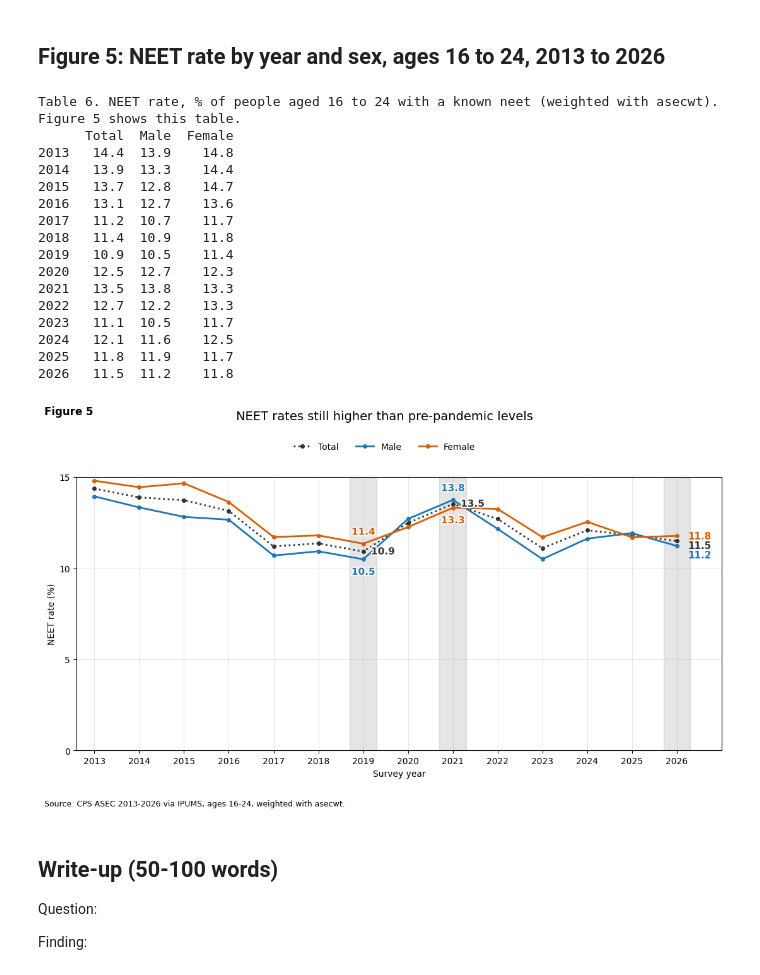
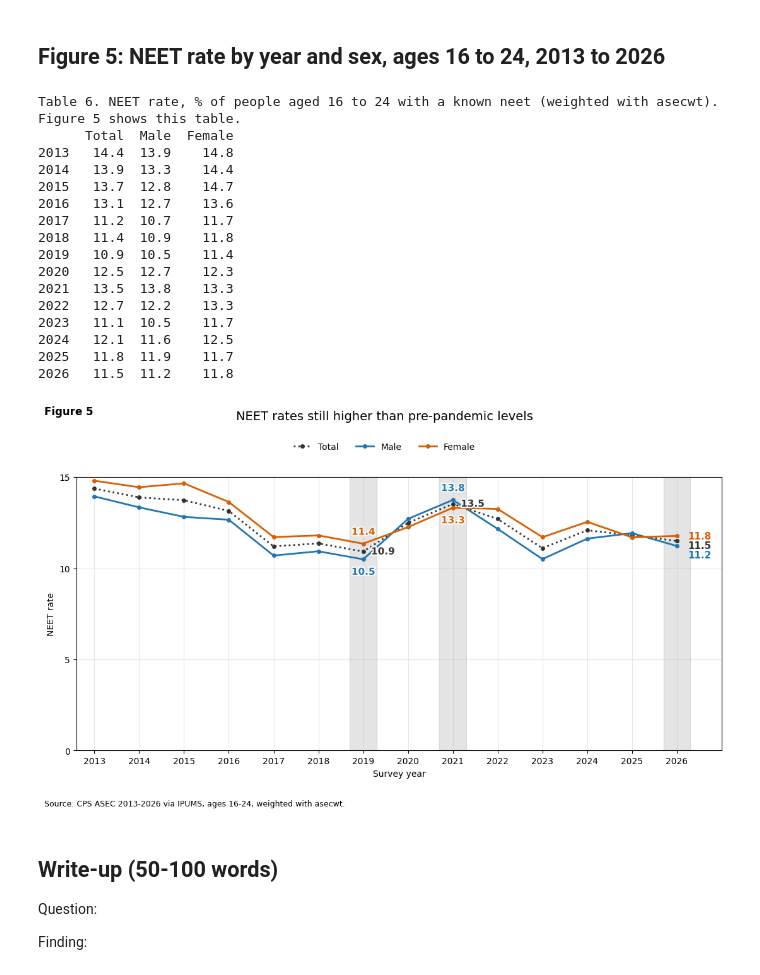
Before and after one commit to Tbhanu7/NEET_research_project, a Jupyter notebook: neet6.ipynb, the cells around one changed output. Cells and saved outputs as stored; diff of their text form; code cells hidden in the pictures.

```diff
--- a/neet6.ipynb
+++ b/neet6.ipynb
@@ -123,37 +123,37 @@ for year in [2019, 2021]:  # years to label in the middle of the chart
 ax.set_xticks(list(table.index))  # a tick for every year
 ax.set_xlim(table.index.min() - 0.4, last_year + 1.0)  # room at the right for the end labels
 ax.set_xlabel("Survey year")  # x-axis label
-ax.set_ylabel("NEET rate (%)")  # y-axis label
+ax.set_ylabel("NEET rate")  # y-axis label
 ax.set_ylim(0, ymax)  # y-axis starts at 0
 ax.set_yticks(range(0, ymax + 1, 5))  # y ticks every 5, starting at 0
 ax.grid(True, alpha=0.3)  # light grid
 
 handles, labels = ax.get_legend_handles_labels()  # the three lines
 fig.legend(handles, labels, loc="upper center", bbox_to_anchor=(0.5, 0.92), ncol=3, frameon=False)  # one legend
 fig.suptitle(chart_title, fontsize=14, y=0.98)  # chart title
 fig.text(0.01, 0.99, "Figure 5", fontsize=12, fontweight="bold", va="top")  # figure label, top left
 fig.tight_layout(rect=[0, 0.06, 1, 0.9])  # leave room for the title, legend and note
 fig.text(0.01, 0.015, "Source: CPS ASEC 2013-2026 via IPUMS, ages 16-24, weighted with asecwt.", fontsize=9)  # source note
 fig.savefig(fig5_path, dpi=200, bbox_inches="tight")  # save to Drive before showing
 plt.show()  # show the chart
 # %% [output]
 Table 6. NEET rate, % of people aged 16 to 24 with a known neet (weighted with asecwt). Figure 5 shows this table.
       Total  Male  Female
 2013   14.4  13.9    14.8
 2014   13.9  13.3    14.4
 2015   13.7  12.8    14.7
 2016   13.1  12.7    13.6
 2017   11.2  10.7    11.7
 2018   11.4  10.9    11.8
 2019   10.9  10.5    11.4
 2020   12.5  12.7    12.3
 2021   13.5  13.8    13.3
 2022   12.7  12.2    13.3
 2023   11.1  10.5    11.7
 2024   12.1  11.6    12.5
 2025   11.8  11.9    11.7
 2026   11.5  11.2    11.8
-[figure, old version]
+[figure, new version]
 # %% [markdown]
 ## Write-up (50-100 words)
 
```
Also changed, not shown: parts of 1 cell of this notebook.
